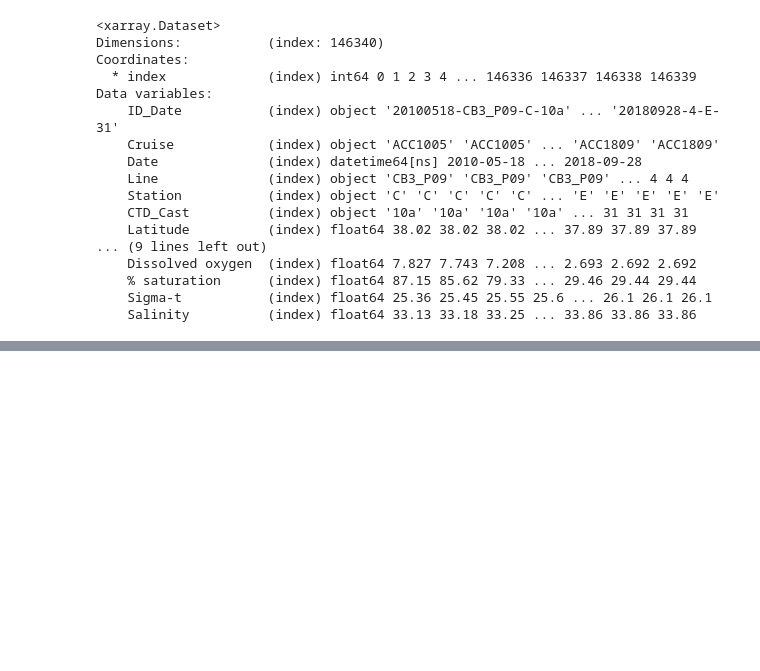
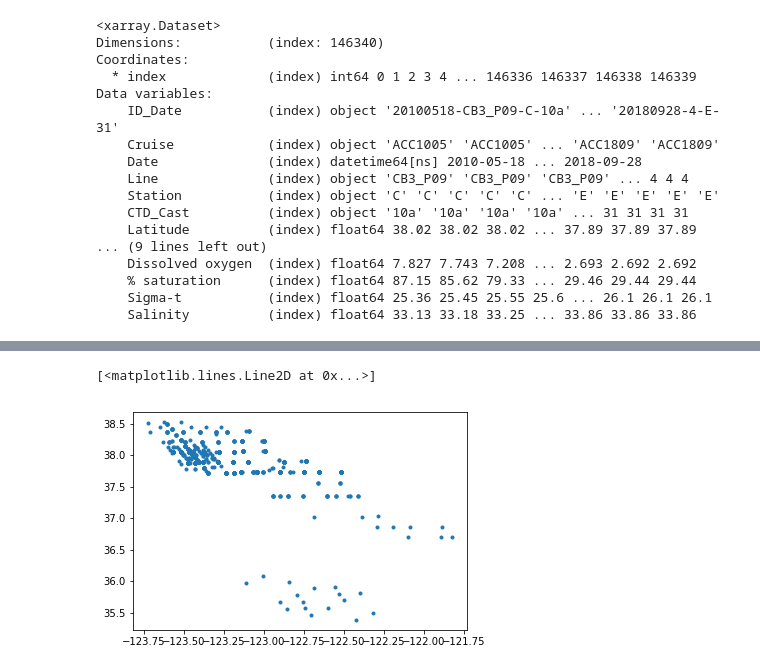
Before and after one commit to cgentemann/salinity, a Jupyter notebook: ACCESS_salinity data.ipynb, the cells around one changed output, grey strips where cells are left out. Drawn from its saved outputs; the diff is of its cells as text; code cells hidden in the pictures; blank space fills up the shorter version.

```diff
--- a/ACCESS_salinity data.ipynb
+++ b/ACCESS_salinity data.ipynb
@@ -110,0 +155,5 @@ To register the converters:
+# %%
+plt.plot(subset.lon,subset.lat,'.')
+# %% [output]
+[<matplotlib.lines.Line2D at 0x...>]
+[figure, added]
```
Also changed, not shown: parts of 7 cells of this notebook.
